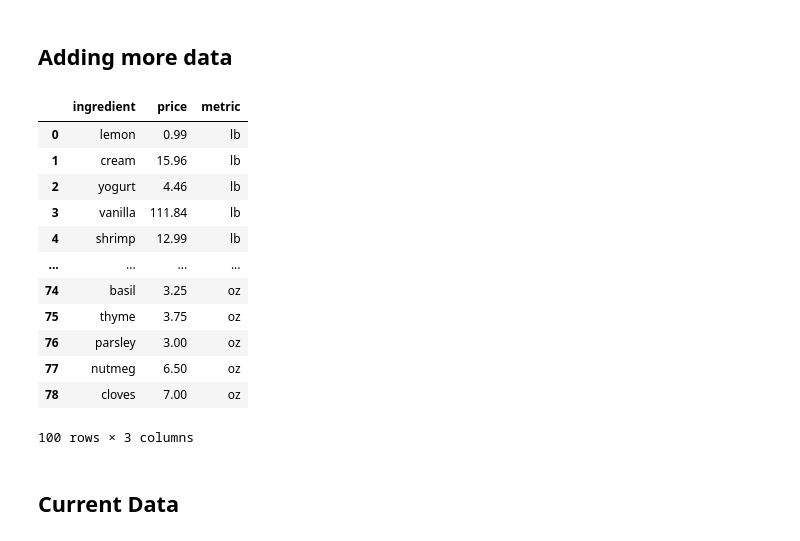
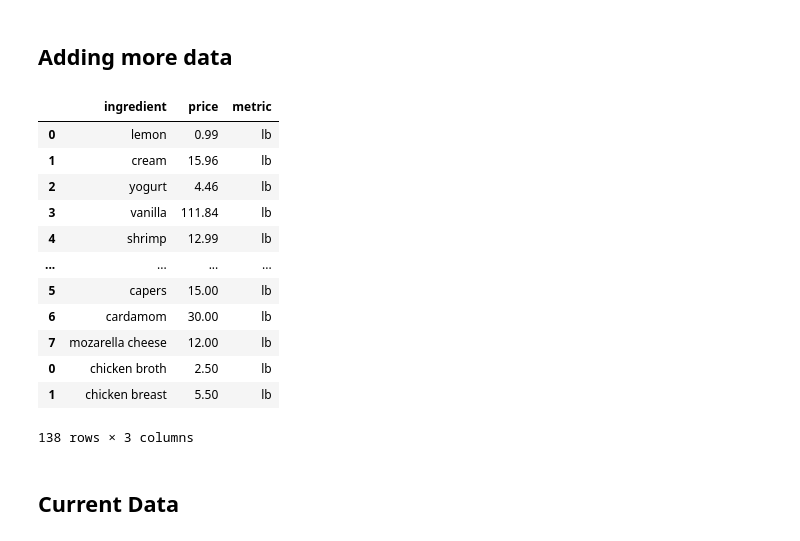
Before and after one commit to noahjillson/Recipe-Optimizations, a Jupyter notebook: ingredients.ipynb, the cells around one changed output. Saved outputs shown, nothing was run; the diff lists cells and outputs as text; code cells hidden in the pictures.

```diff
--- a/ingredients.ipynb
+++ b/ingredients.ipynb
@@ -160,19 +160,3 @@ ingredient_prices = {
 df_ingredients_two = pd.DataFrame(ingredient_prices)
 df = pd.concat([analyze_data_2, df_ingredients_two])
 df['ingredient'] = df['ingredient'].str.strip()
-# %%
-analyze_data_2
-# %% [output]
-|  | ingredient | price | metric |
-| 0 | lemon | 0.99 | lb |
-| 1 | cream | 15.96 | lb |
-| 2 | yogurt | 4.46 | lb |
-| 3 | vanilla | 111.84 | lb |
-| 4 | shrimp | 12.99 | lb |
-| ... | ... | ... | ... |
-| 74 | basil | 3.25 | oz |
-| 75 | thyme | 3.75 | oz |
-| 76 | parsley | 3.00 | oz |
-| 77 | nutmeg | 6.50 | oz |
-| 78 | cloves | 7.00 | oz |
-100 rows × 3 columns
@@ -178,0 +240,20 @@ analyze_data_2
+# %%
+df['ingredient'] = df['ingredient'].str.strip()
+df['ingredient'] = df['ingredient'].str.lower()
+df = df.drop_duplicates(subset='ingredient')
+# %%
+df.drop(['Unnamed: 0.2', 'Unnamed: 0.1', 'Unnamed: 0'], axis = 1)
+# %% [output]
+|  | ingredient | price | metric |
+| 0 | lemon | 0.99 | lb |
+| 1 | cream | 15.96 | lb |
+| 2 | yogurt | 4.46 | lb |
+| 3 | vanilla | 111.84 | lb |
+| 4 | shrimp | 12.99 | lb |
+| ... | ... | ... | ... |
+| 5 | capers | 15.00 | lb |
+| 6 | cardamom | 30.00 | lb |
+| 7 | mozarella cheese | 12.00 | lb |
+| 0 | chicken broth | 2.50 | lb |
+| 1 | chicken breast | 5.50 | lb |
+138 rows × 3 columns
```
Also changed, not shown: parts of 13 cells of this notebook.
